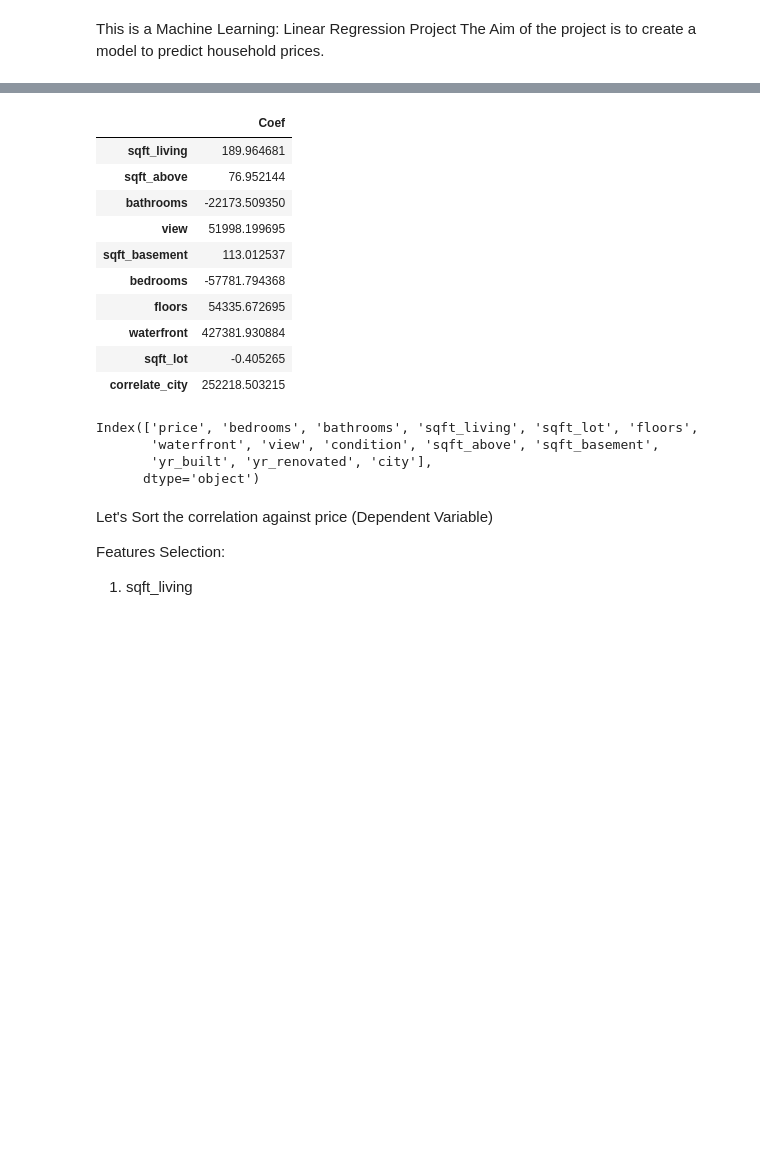
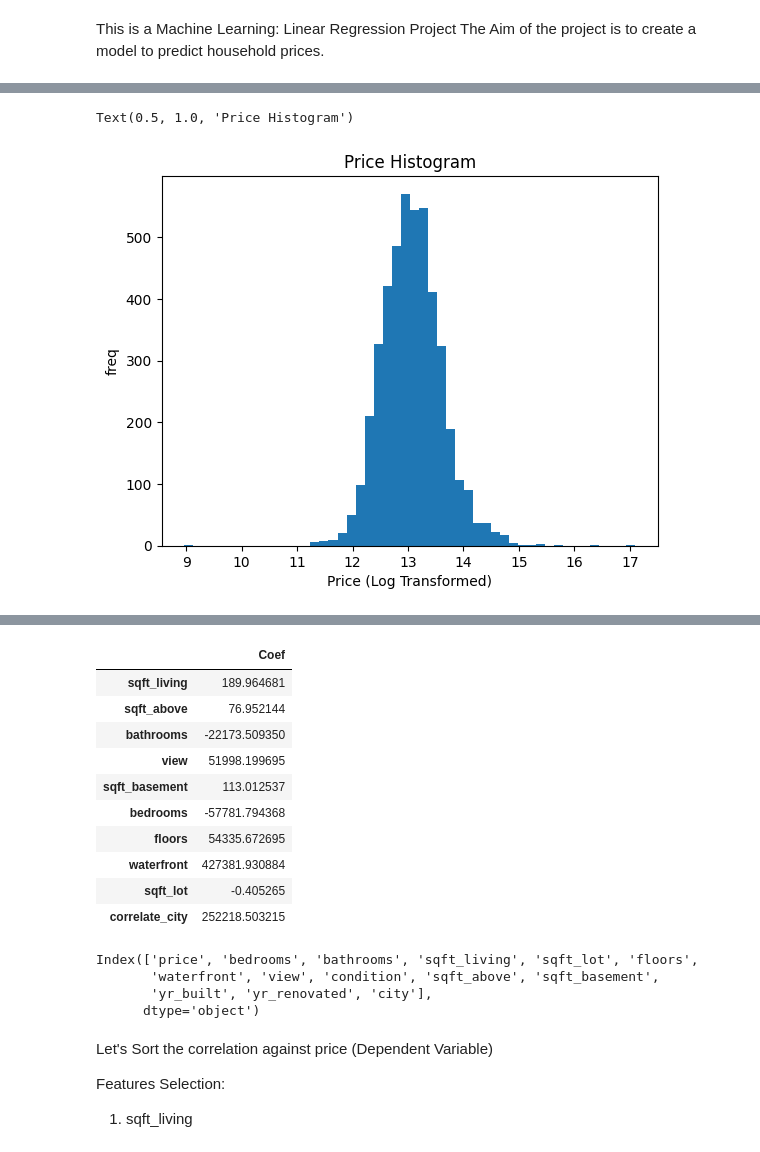
Before and after one commit to kanghinlee/Data_Portfolio, a Jupyter notebook: 03_Machine_Learning/03_Linear_Regression/03_House_Price_prediction/script.ipynb, the cells around one changed output, grey strips where cells are left out. Drawn from its saved outputs; the diff is of its cells as text; code cells hidden in the pictures; blank space fills up the shorter version.

```diff
--- a/03_Machine_Learning/03_Linear_Regression/03_House_Price_prediction/script.ipynb
+++ b/03_Machine_Learning/03_Linear_Regression/03_House_Price_prediction/script.ipynb
@@ -325,0 +15,6 @@ plt.plot([0, max(output["actual_price"])],[0,0 ], color = "red")
+# %%
+raw_df = pd.read_csv(r"data_in\house_price.csv").rename(columns = clean_names)
+
+# Make a copy from the raw data
+df = raw_df.copy()
+df.columns
@@ -325,0 +39,10 @@ plt.plot([0, max(output["actual_price"])],[0,0 ], color = "red")
+# %%
+# Check NA, No NAs for this dataframe
+print("NA Counts: ", df.isnull().sum())
+#Check unique Observations for each columns
+print(df.nunique().reset_index().sort_values(by=0))
+
+# Drop Country & Date
+df.drop(columns = ["country", "date", "street","statezip"], inplace = True);
+# Convert Water front into boolean type as it only contains 2 unique obervations
+df["waterfront"] = df["waterfront"].astype('bool')
@@ -325,0 +100,12 @@ plt.plot([0, max(output["actual_price"])],[0,0 ], color = "red")
+# %%
+log_price = np.log(df["price"])
+
+df.insert(0, 'log_price', log_price)
+
+plt.hist(df["log_price"], bins = 50)
+plt.xlabel('Price (Log Transformed)')
+plt.ylabel('freq')
+plt.title('Price Histogram')
+# %% [output]
+Text(0.5, 1.0, 'Price Histogram')
+[figure, added]
```
Also changed, not shown: parts of 48 cells of this notebook.
